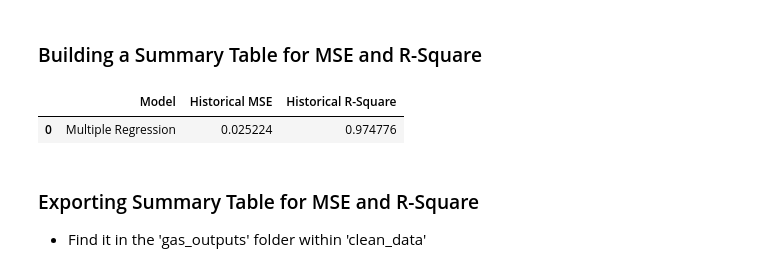
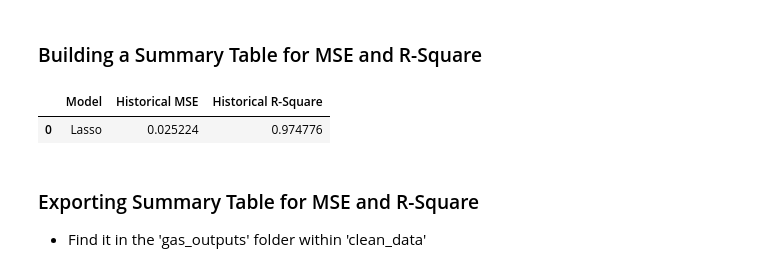
Before and after one commit to minerva-b/Final_Team_Project, a Jupyter notebook: minerva/ML_GC_LassoModel.ipynb, the cells around one changed output. Saved outputs shown, nothing was run; the diff lists cells and outputs as text; code cells hidden in the pictures.

Commit message:
Removing old code; updating summary tables

```diff
--- a/minerva/ML_GC_LassoModel.ipynb
+++ b/minerva/ML_GC_LassoModel.ipynb
@@ -314,23 +299,17 @@ future_comps_19_23.to_csv('../data/clean_data/gas_outputs/GasConsumption_Future_
 # %% [markdown]
 ### Building a Summary Table for MSE and R-Square
 # %%
-# Building a summary table for the MSE and R^2 for both historical and future
-stats = [["Multiple Regression",
+# Building a summary table for the historical MSE and R-Square
+stats = [["Lasso",
           hist_mse,
-#           future_mse,
-          hist_r2 #,
-#           future_r2
-         ]]
+          hist_r2]]
 score_summary = pd.DataFrame(stats, columns = ["Model",
                                                "Historical MSE",
-#                                                "Future MSE",
-                                               "Historical R-Square" #,
-#                                                "Future R-Square"
-                                              ])
+                                               "Historical R-Square"])
 score_summary
 # %% [output]
 |  | Model | Historical MSE | Historical R-Square |
-| 0 | Multiple Regression | 0.025224 | 0.974776 |
+| 0 | Lasso | 0.025224 | 0.974776 |
 # %% [markdown]
 ### Exporting Summary Table for MSE and R-Square
 * Find it in the 'gas_outputs' folder within 'clean_data'
```
Also changed, not shown: parts of 3 cells of this notebook, 7 other files.
